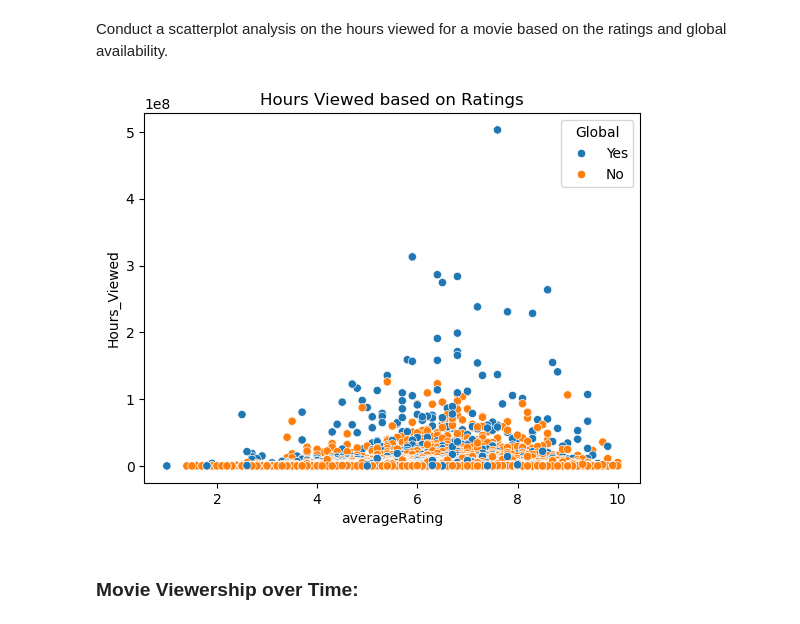
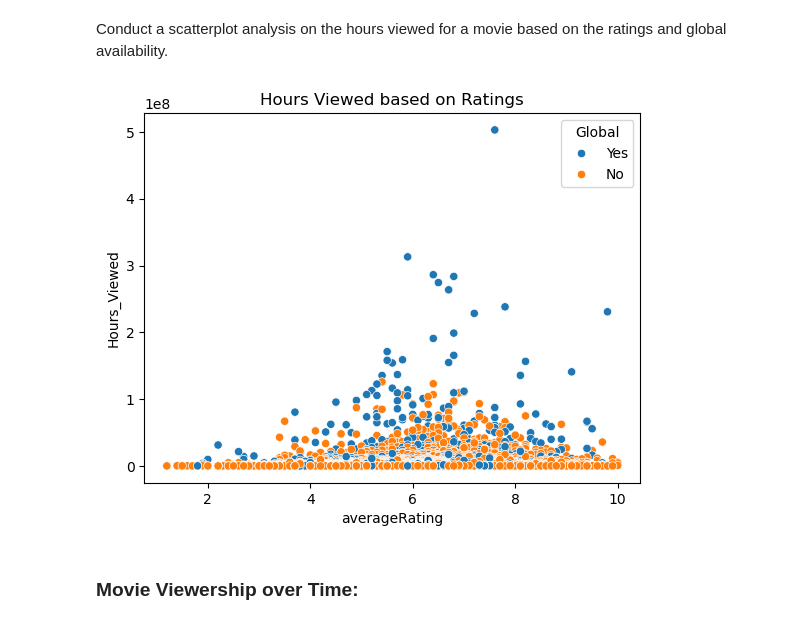
Before and after one commit to xuanlianliu/Data_Science_Project, a Jupyter notebook: Netflix.ipynb, the cells around one changed output. Drawn from its saved outputs; the diff is of its cells as text; code cells hidden in the pictures.

```diff
--- a/Netflix.ipynb
+++ b/Netflix.ipynb
@@ -129,11 +130,11 @@ plt.title("Number of Views based on Ratings");
 # %% [markdown]
 Conduct a scatterplot analysis on the hours viewed for a movie based on the ratings and global availability.
 # %%
-plot = sns.scatterplot(netflix_ratings_df,
+plot = sns.scatterplot(netflix_df,
              x='averageRating', y='Hours_Viewed', marker='o', hue="Global")
 plt.title("Hours Viewed based on Ratings");
 # %% [output]
-[figure, old version]
+[figure, new version]
 # %% [markdown]
 ### Movie Viewership over Time:
 # %% [markdown]
```
Also changed, not shown: parts of 19 cells of this notebook, 3 other files.
